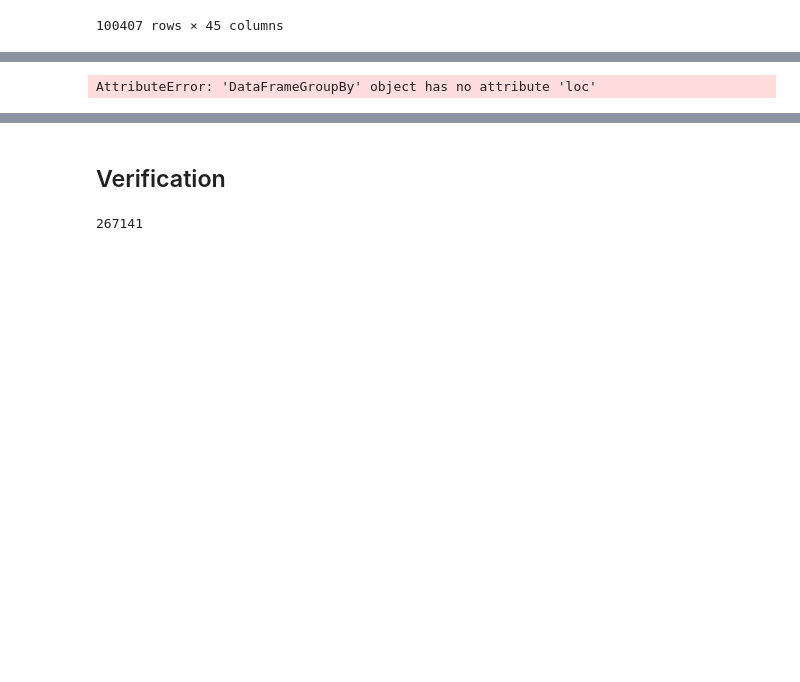
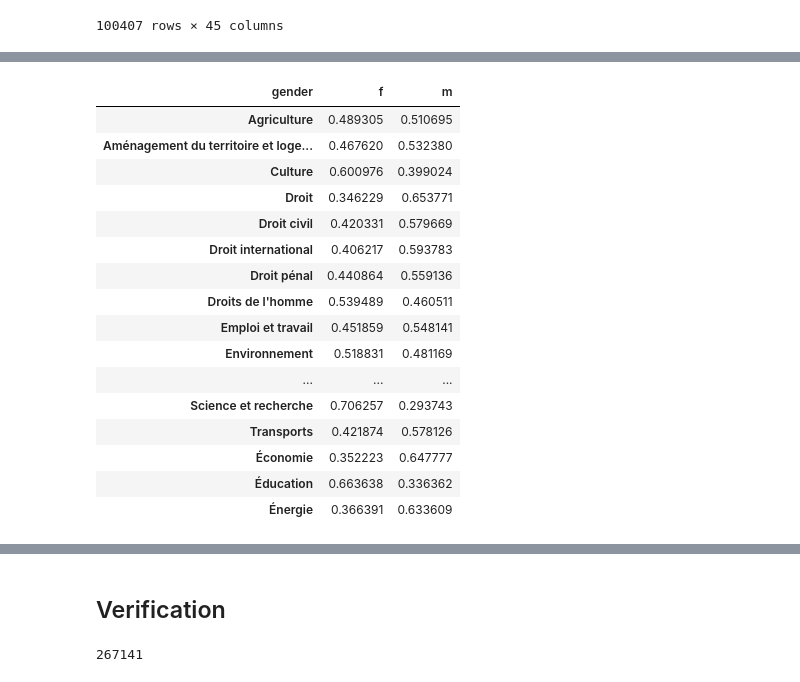
Before and after one commit to cgcrts/ef23_discours, a Jupyter notebook: tag_processing.ipynb, the cells around one changed output, grey strips where cells are left out. Drawn from its saved outputs; the diff is of its cells as text; code cells hidden in the pictures; blank space fills up the shorter version.

```diff
--- a/tag_processing.ipynb
+++ b/tag_processing.ipynb
@@ -711,19 +720,20 @@ for i in range(47, 52):
-# %%
-group = {'gender': 'GenderAsString', 'party': 'PartyAbbreviation'}
-selected_group = 'gender'
-ratio_by_party = True
-tag_by_group_dict = dict()
-
-for i, df in all_transcript_dict.items():
-    tag_by_group = df.groupby(group[selected_group])[tags_list]
-
-    if ratio_by_party:
-        tag_by_group = tag_by_group.loc[:,:].div(tag_by_group.sum(axis=1), axis=0)
-    else:
-        tag_by_group = tag_by_group.loc[:,:].div(tag_by_group.sum(axis=0), axis=1)
-
-    tag_by_group_dict[i] = tag_by_group
-
-df.loc[tag_by_group.groups['f']]
-# %% [output]
-AttributeError: 'DataFrameGroupBy' object has no attribute 'loc'
+# %%
+results_dict['CE']['gender'][51]['tag'].style.background_gradient(cmap='YlGnBu', axis=None)
+# %% [output]
+| gender | f | m |
+| Agriculture | 0.489305 | 0.510695 |
+| Aménagement du territoire et loge... | 0.467620 | 0.532380 |
+| Culture | 0.600976 | 0.399024 |
+| Droit | 0.346229 | 0.653771 |
+| Droit civil | 0.420331 | 0.579669 |
+| Droit international | 0.406217 | 0.593783 |
+| Droit pénal | 0.440864 | 0.559136 |
+| Droits de l'homme | 0.539489 | 0.460511 |
+| Emploi et travail | 0.451859 | 0.548141 |
+| Environnement | 0.518831 | 0.481169 |
+| ... | ... | ... |
+| Science et recherche | 0.706257 | 0.293743 |
+| Transports | 0.421874 | 0.578126 |
+| Économie | 0.352223 | 0.647777 |
+| Éducation | 0.663638 | 0.336362 |
+| Énergie | 0.366391 | 0.633609 |
```
Also changed, not shown: parts of 11 cells of this notebook, 1 other file.
